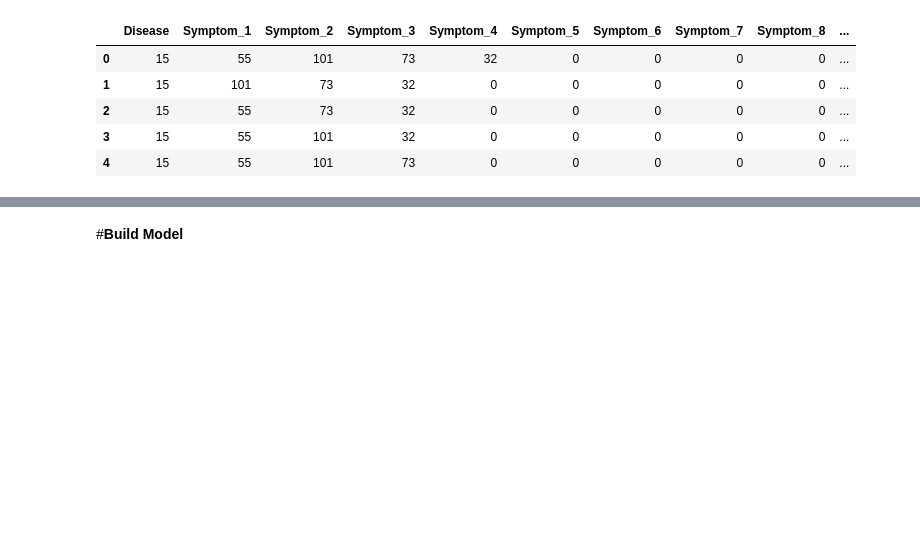
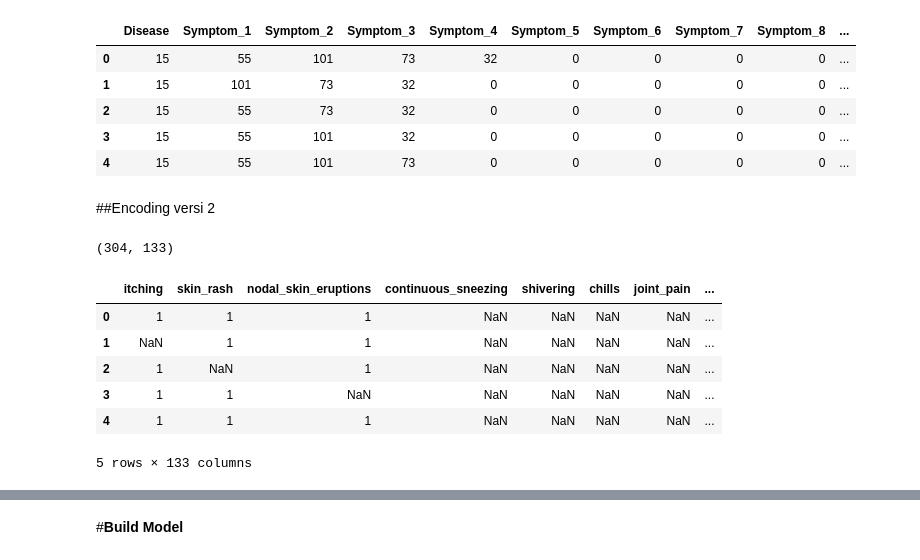
Before and after one commit to meidianarahmawati/mlt2hc7, a Jupyter notebook: Disease_Diagnosis.ipynb, the cells around one changed output, grey strips where cells are left out. Cells and saved outputs as stored; diff of their text form; code cells hidden in the pictures; blank space fills up the shorter version.

```diff
--- a/Disease_Diagnosis.ipynb
+++ b/Disease_Diagnosis.ipynb
@@ -232,8 +236,8 @@ dictionary
  'yellowish_skin': 131}
 # %%
 #Mengganti dataset sesuai label encoding yang dibuat
-dataset = dataset.replace(dictionary)
-dataset.head()
+dataset2 = dataset.replace(dictionary)
+dataset2.head()
 # %% [output]
 |  | Disease | Symptom_1 | Symptom_2 | Symptom_3 | Symptom_4 | Symptom_5 | Symptom_6 | Symptom_7 | Symptom_8 | ... |
 | 0 | Fungal infection | 55 | 101 | 73 | 32 | 0 | 0 | 0 | 0 | ... |
@@ -272,8 +276,8 @@ dictionary_2
  'hepatitis A': 40}
 # %%
 #Mengganti dataset sesuai label encoding yang dibuat
-dataset = dataset.replace(dictionary_2)
-dataset.head()
+dataset2 = dataset2.replace(dictionary_2)
+dataset2.head()
 # %% [output]
 |  | Disease | Symptom_1 | Symptom_2 | Symptom_3 | Symptom_4 | Symptom_5 | Symptom_6 | Symptom_7 | Symptom_8 | ... |
 | 0 | 15 | 55 | 101 | 73 | 32 | 0 | 0 | 0 | 0 | ... |
@@ -281,3 +285,5 @@ dataset.head()
 | 2 | 15 | 55 | 73 | 32 | 0 | 0 | 0 | 0 | 0 | ... |
 | 3 | 15 | 55 | 101 | 32 | 0 | 0 | 0 | 0 | 0 | ... |
 | 4 | 15 | 55 | 101 | 73 | 0 | 0 | 0 | 0 | 0 | ... |
+# %% [markdown]
+##Encoding versi 2
@@ -283,0 +292,23 @@ dataset.head()
+# %%
+dataset3 = pd.DataFrame(columns = symptom_list)
+dataset3['Disease']=dataset['Disease']
+# %%
+dataset3.shape
+# %% [output]
+(304, 133)
+# %%
+for i in range (len(dataset)):
+  result = np.isin(symptom_list, list(dataset.drop('Disease',axis=1).iloc[i]))
+  for j in range(len(result)):
+    if result[j]==True:
+      dataset3.loc[i,symptom_list[j]]=1
+# %%
+dataset3.head()
+# %% [output]
+|  | itching | skin_rash | nodal_skin_eruptions | continuous_sneezing | shivering | chills | joint_pain | ... |
+| 0 | 1 | 1 | 1 | NaN | NaN | NaN | NaN | ... |
+| 1 | NaN | 1 | 1 | NaN | NaN | NaN | NaN | ... |
+| 2 | 1 | NaN | 1 | NaN | NaN | NaN | NaN | ... |
+| 3 | 1 | 1 | NaN | NaN | NaN | NaN | NaN | ... |
+| 4 | 1 | 1 | 1 | NaN | NaN | NaN | NaN | ... |
+5 rows × 133 columns
```
Also changed, not shown: parts of 13 cells of this notebook.
